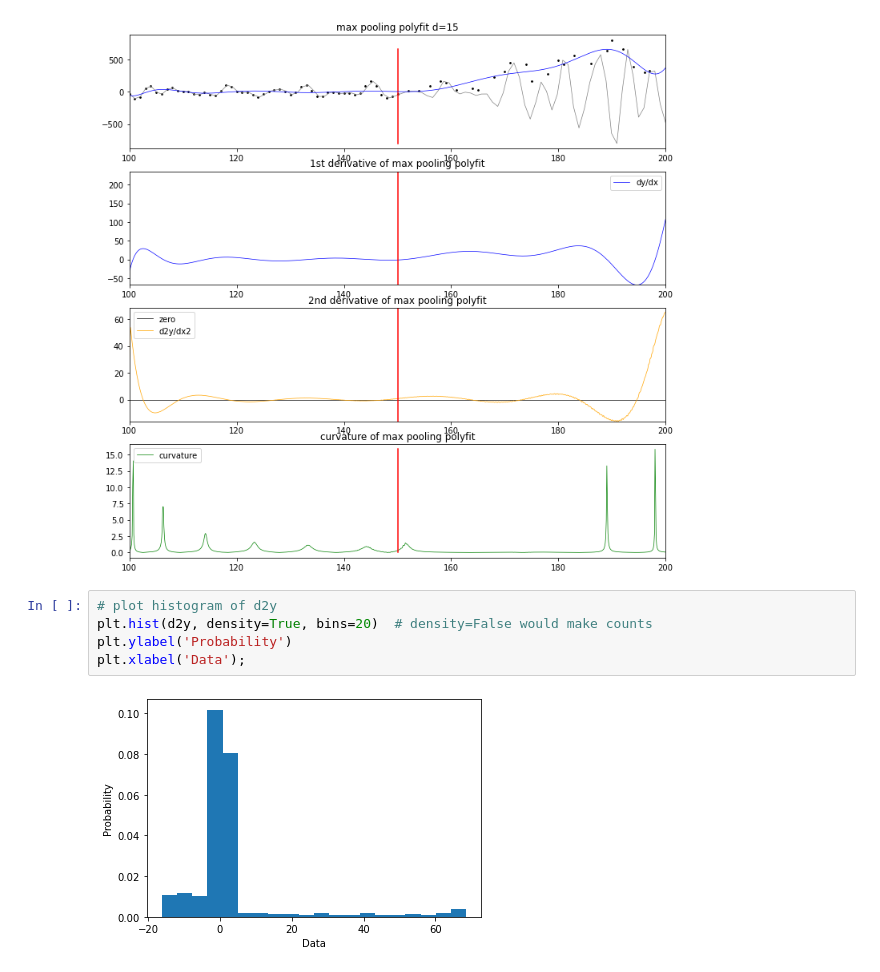
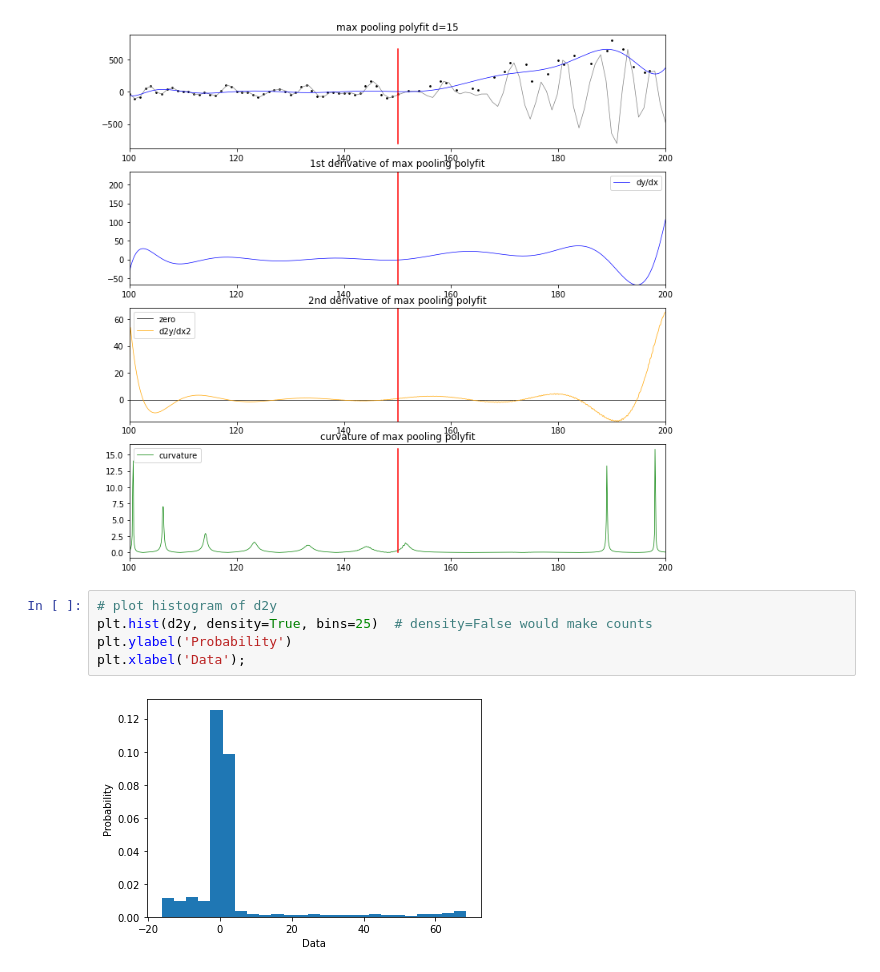
Before and after one commit to tjnewton/sigpig, a Jupyter notebook: examples/explore_Trace.ipynb, the cells around one changed output. Cells and saved outputs as stored; diff of their text form.

```diff
--- a/examples/explore_Trace.ipynb
+++ b/examples/explore_Trace.ipynb
@@ -343,8 +343,8 @@ ax[3].set_xlim([starting_array_index, ending_array_index])
 [figure]
 # %%
 # plot histogram of d2y
-plt.hist(d2y, density=True, bins=20)  # density=False would make counts
+plt.hist(d2y, density=True, bins=25)  # density=False would make counts
 plt.ylabel('Probability')
 plt.xlabel('Data');
 # %% [output]
-[figure, old version]
+[figure, new version]
```
